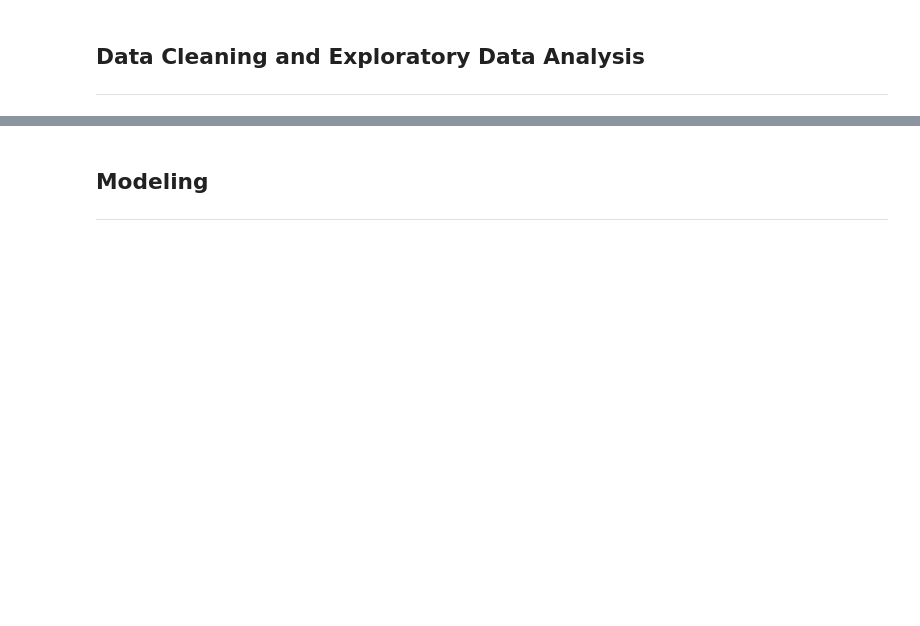
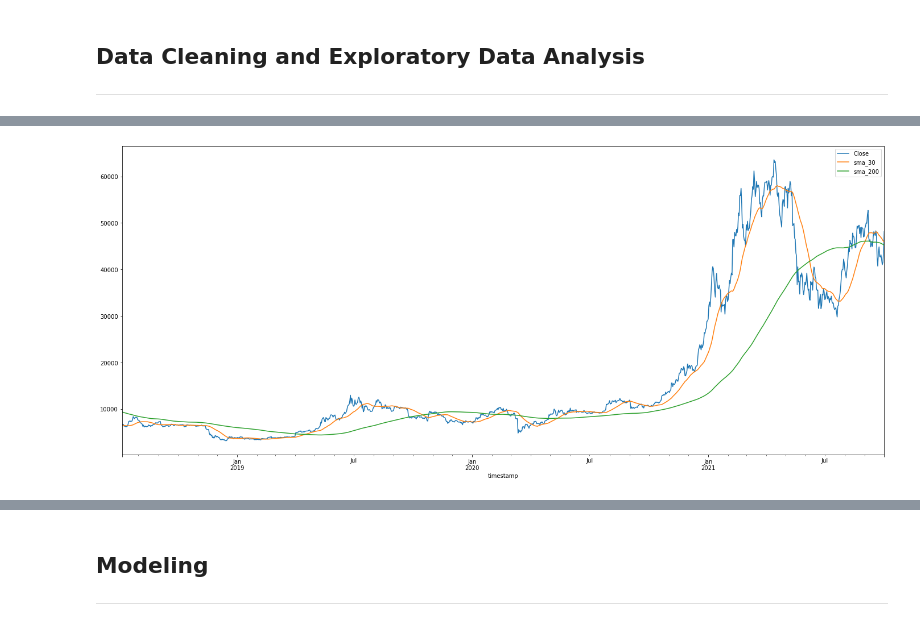
Before and after one commit to tjbray20/Cryptocurrency_Time_Series, a Jupyter notebook: TJNotebook.ipynb, the cells around one changed output, grey strips where cells are left out. Cells and saved outputs as stored; diff of their text form; code cells hidden in the pictures; blank space fills up the shorter version.

```diff
--- a/TJNotebook.ipynb
+++ b/TJNotebook.ipynb
@@ -177,3 +185,7 @@ daily.plot(figsize=(20,36), subplots=True, legend=True);
+# %%
+daily[['Close', 'sma_30', 'sma_200']].plot(figsize = (24,10));
+# %% [output]
+[figure, added]
 # %%
 corrs = daily.corr().stack().reset_index()
 corrs.columns = ['1','2','R2']
```
Also changed, not shown: parts of 66 cells of this notebook.
